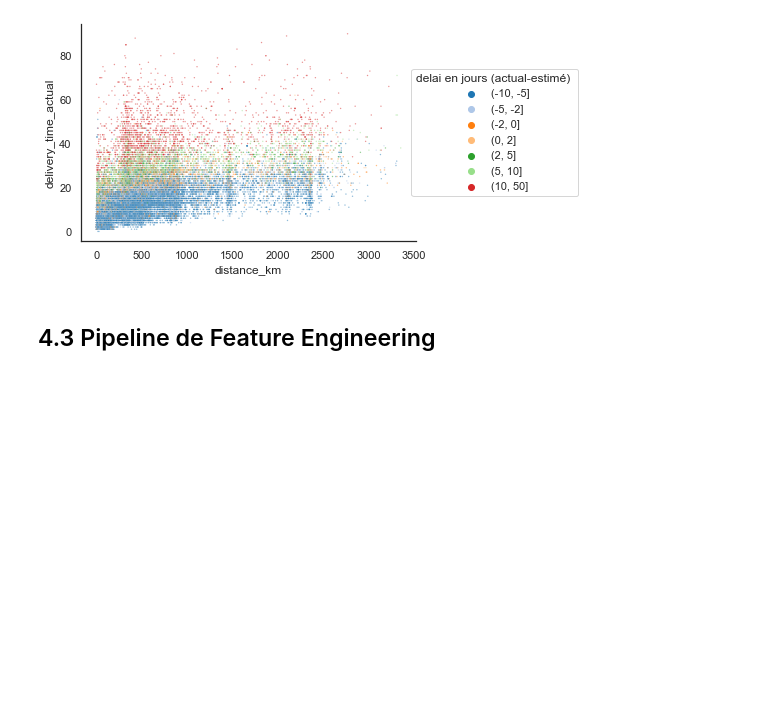
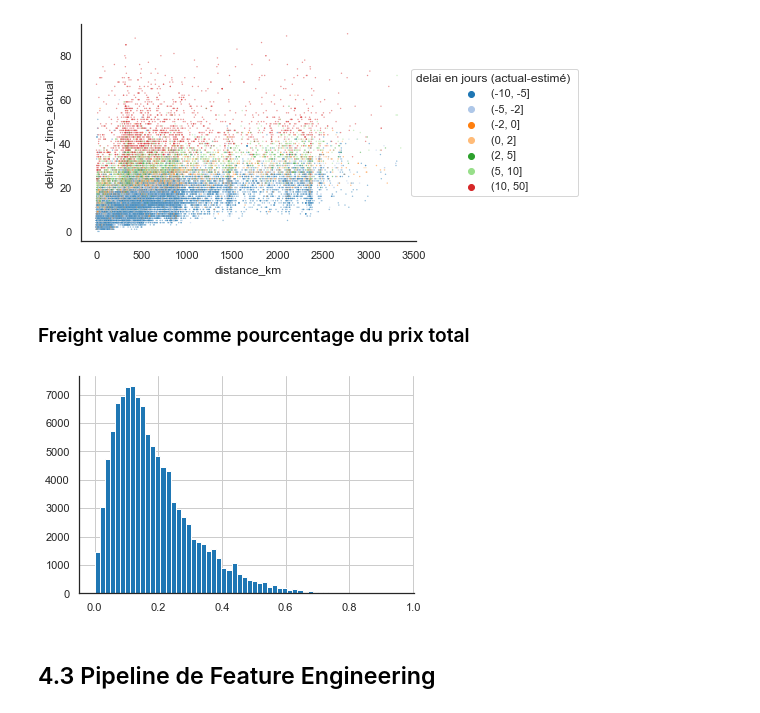
Before and after one commit to mrcreasey/oc-ds-p5-unsupervised-clustering, a Jupyter notebook: P5_01_analyse.ipynb, the cells around one changed output. Saved outputs shown, nothing was run; the diff lists cells and outputs as text; code cells hidden in the pictures; blank space fills up the shorter version.

Commit message:
add feature freight_percentage

```diff
--- a/P5_01_analyse.ipynb
+++ b/P5_01_analyse.ipynb
@@ -2231,6 +2231,14 @@ plt.legend(title='delai en jours (actual-estimé) ',bbox_to_anchor=(1.5, 0.5), l
 sns.despine()
 # %% [output]
 [figure]
+# %% [markdown]
+### Freight value comme pourcentage du prix total
+# %%
+commande_items['freight_percentage']=commande_items['freight_value']/commande_items['payment_value']
+commande_items['freight_percentage'].hist(bins=60)
+sns.despine()
+# %% [output]
+[figure, added]
 # %% [markdown]
 ## 4.3 Pipeline de Feature Engineering
 # %% [markdown]
```
Also changed, not shown: parts of 3 cells of this notebook, 1 other file.
